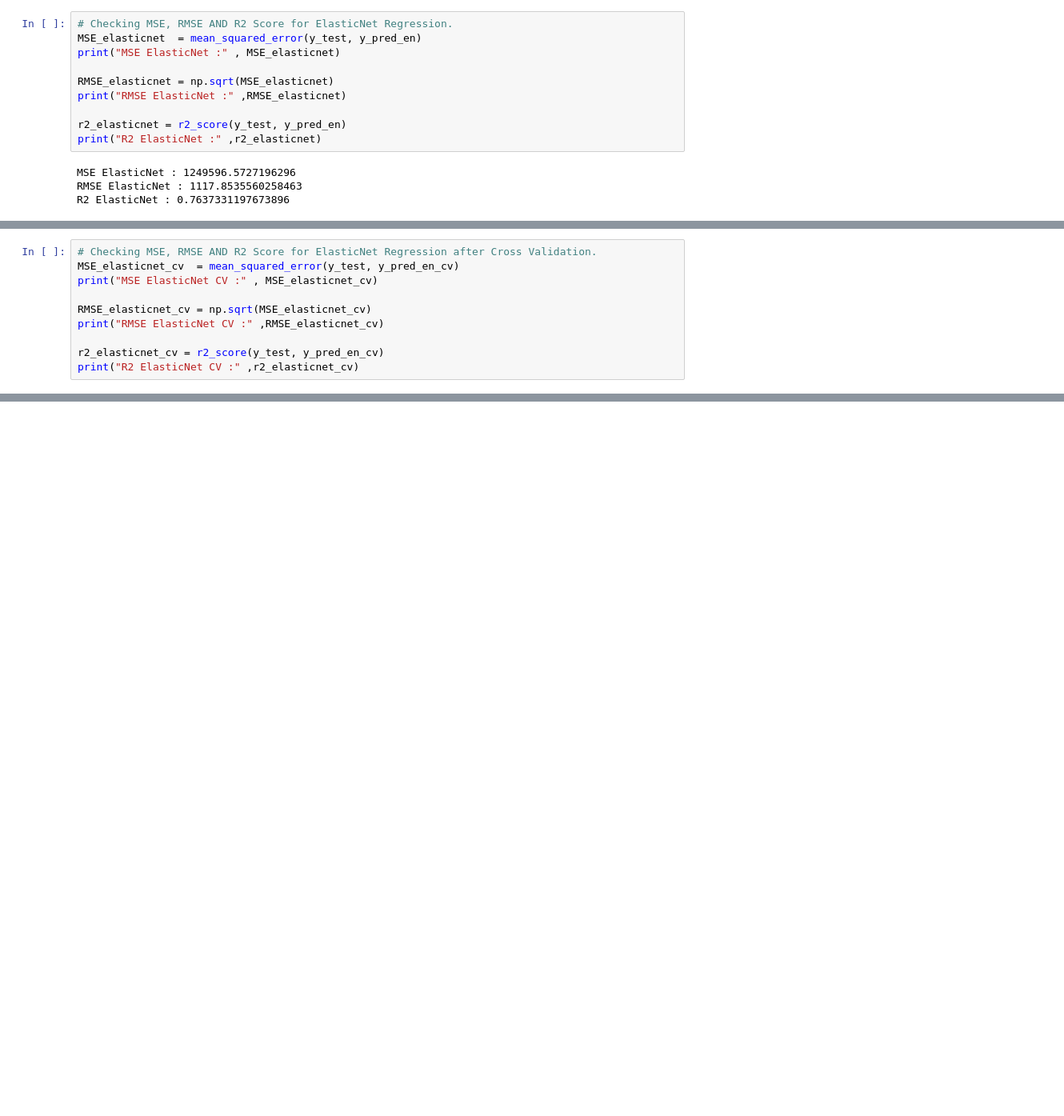
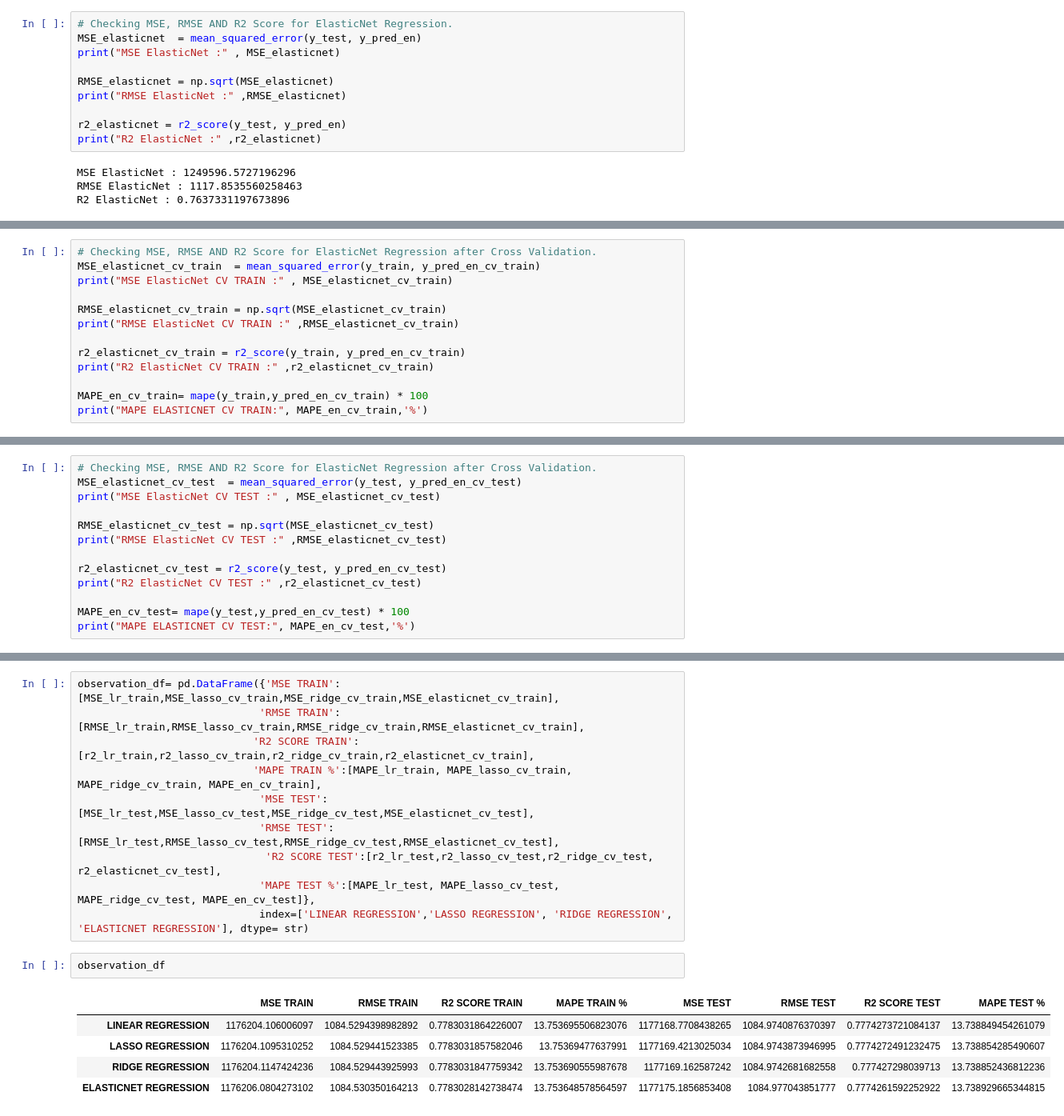
Before and after one commit to diptiranjan1998/Regression-Analysis-on-Retail-Sales-Prediction, a Jupyter notebook: Retail_sales_prediction.ipynb, the cells around one changed output, grey strips where cells are left out. Shown at 80% size. Saved outputs shown, nothing was run; the diff lists cells and outputs as text; blank space fills up the shorter version.

```diff
--- a/Retail_sales_prediction.ipynb
+++ b/Retail_sales_prediction.ipynb
@@ -1271,0 +1404,13 @@ y_pred_en_cv = elastic_regressor.predict(x_test)
+# %%
+# Checking MSE, RMSE AND R2 Score for ElasticNet Regression after Cross Validation.
+MSE_elasticnet_cv_train  = mean_squared_error(y_train, y_pred_en_cv_train)
+print("MSE ElasticNet CV TRAIN :" , MSE_elasticnet_cv_train)
+
+RMSE_elasticnet_cv_train = np.sqrt(MSE_elasticnet_cv_train)
+print("RMSE ElasticNet CV TRAIN :" ,RMSE_elasticnet_cv_train)
+
+r2_elasticnet_cv_train = r2_score(y_train, y_pred_en_cv_train)
+print("R2 ElasticNet CV TRAIN :" ,r2_elasticnet_cv_train)
+
+MAPE_en_cv_train= mape(y_train,y_pred_en_cv_train) * 100
+print("MAPE ELASTICNET CV TRAIN:", MAPE_en_cv_train,'%')
@@ -1272,11 +1425,14 @@ y_pred_en_cv = elastic_regressor.predict(x_test)
 # %%
 # Checking MSE, RMSE AND R2 Score for ElasticNet Regression after Cross Validation.
-MSE_elasticnet_cv  = mean_squared_error(y_test, y_pred_en_cv)
-print("MSE ElasticNet CV :" , MSE_elasticnet_cv)
+MSE_elasticnet_cv_test  = mean_squared_error(y_test, y_pred_en_cv_test)
+print("MSE ElasticNet CV TEST :" , MSE_elasticnet_cv_test)
 
-RMSE_elasticnet_cv = np.sqrt(MSE_elasticnet_cv)
-print("RMSE ElasticNet CV :" ,RMSE_elasticnet_cv)
+RMSE_elasticnet_cv_test = np.sqrt(MSE_elasticnet_cv_test)
+print("RMSE ElasticNet CV TEST :" ,RMSE_elasticnet_cv_test)
 
-r2_elasticnet_cv = r2_score(y_test, y_pred_en_cv)
-print("R2 ElasticNet CV :" ,r2_elasticnet_cv)
+r2_elasticnet_cv_test = r2_score(y_test, y_pred_en_cv_test)
+print("R2 ElasticNet CV TEST :" ,r2_elasticnet_cv_test)
+
+MAPE_en_cv_test= mape(y_test,y_pred_en_cv_test) * 100
+print("MAPE ELASTICNET CV TEST:", MAPE_en_cv_test,'%')
 # %% [output]
@@ -1301,0 +1459,18 @@ sns.lmplot(x= 'Actual_ElasticNet', y= 'Predicted_ElasticNet_cv', data= pd.DataFr
+# %%
+observation_df= pd.DataFrame({'MSE TRAIN':[MSE_lr_train,MSE_lasso_cv_train,MSE_ridge_cv_train,MSE_elasticnet_cv_train],
+                             'RMSE TRAIN':[RMSE_lr_train,RMSE_lasso_cv_train,RMSE_ridge_cv_train,RMSE_elasticnet_cv_train],
+                            'R2 SCORE TRAIN':[r2_lr_train,r2_lasso_cv_train,r2_ridge_cv_train,r2_elasticnet_cv_train],
+                            'MAPE TRAIN %':[MAPE_lr_train, MAPE_lasso_cv_train, MAPE_ridge_cv_train, MAPE_en_cv_train],
+                             'MSE TEST':[MSE_lr_test,MSE_lasso_cv_test,MSE_ridge_cv_test,MSE_elasticnet_cv_test],
+                             'RMSE TEST':[RMSE_lr_test,RMSE_lasso_cv_test,RMSE_ridge_cv_test,RMSE_elasticnet_cv_test],
+                              'R2 SCORE TEST':[r2_lr_test,r2_lasso_cv_test,r2_ridge_cv_test, r2_elasticnet_cv_test],
+                             'MAPE TEST %':[MAPE_lr_test, MAPE_lasso_cv_test, MAPE_ridge_cv_test, MAPE_en_cv_test]},
+                             index=['LINEAR REGRESSION','LASSO REGRESSION', 'RIDGE REGRESSION', 'ELASTICNET REGRESSION'], dtype= str)
+# %%
+observation_df
+# %% [output]
+|  | MSE TRAIN | RMSE TRAIN | R2 SCORE TRAIN | MAPE TRAIN % | MSE TEST | RMSE TEST | R2 SCORE TEST | MAPE TEST % |
+| LINEAR REGRESSION | 1176204.106006097 | 1084.5294398982892 | 0.7783031864226007 | 13.753695506823076 | 1177168.7708438265 | 1084.9740876370397 | 0.7774273721084137 | 13.738849454261079 |
+| LASSO REGRESSION | 1176204.1095310252 | 1084.529441523385 | 0.7783031857582046 | 13.75369477637991 | 1177169.4213025034 | 1084.9743873946995 | 0.7774272491232475 | 13.738854285490607 |
+| RIDGE REGRESSION | 1176204.1147424236 | 1084.529443925993 | 0.7783031847759342 | 13.753690555987678 | 1177169.162587242 | 1084.9742681682558 | 0.777427298039713 | 13.738852436812236 |
+| ELASTICNET REGRESSION | 1176206.0804273102 | 1084.530350164213 | 0.7783028142738474 | 13.753648578564597 | 1177175.1856853408 | 1084.977043851777 | 0.7774261592252922 | 13.738929665344815 |
```
Also changed, not shown: parts of 60 cells of this notebook.
